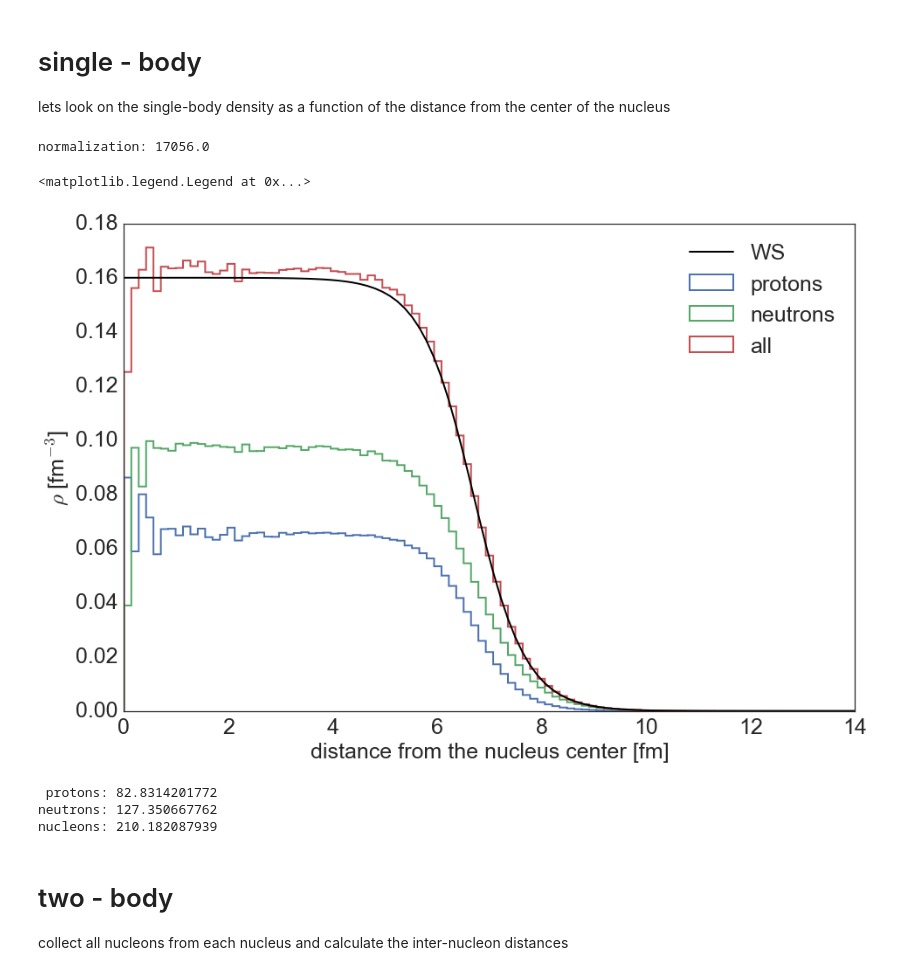
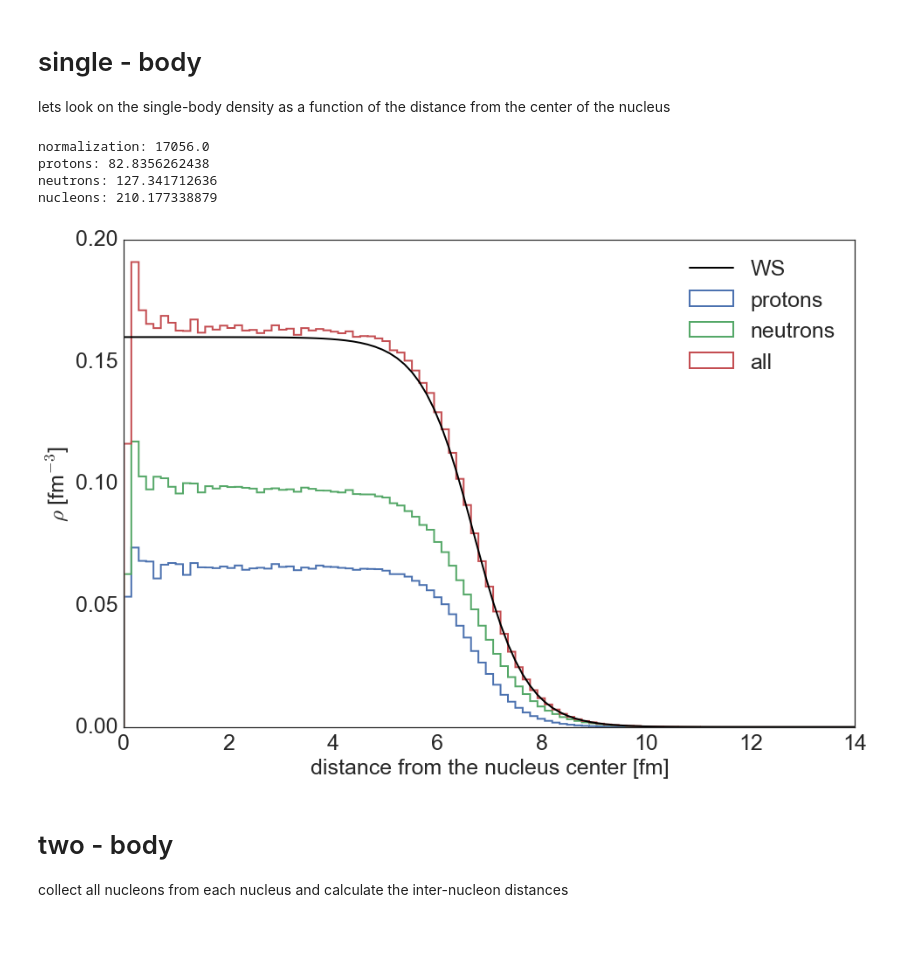
Before and after one commit to erezcoh4/densityFluctuations, a Jupyter notebook: MassimoConfigurationsPackage/notebooks/massiconfigurations.ipynb, the cells around one changed output. Cells and saved outputs as stored; diff of their text form; code cells hidden in the pictures; blank space fills up the shorter version.

```diff
--- a/MassimoConfigurationsPackage/notebooks/massiconfigurations.ipynb
+++ b/MassimoConfigurationsPackage/notebooks/massiconfigurations.ipynb
@@ -45,10 +48,10 @@ take Massimo configuations and add some variables, that are generated using
 
 python mac/calc_massi_configurations.py --option=read -evf=0.001 -p1 -v3
 # %%
-configurations = pd.read_csv('/Users/erezcohen/Desktop/DensityFluctuations/anafiles/pb208-ico0-skin-10k.csv')
+configurations = pd.read_csv('/Users/erezcohen/Desktop/DensityFluctuations/anafiles/pb208-ico3-skin-10k.csv')
 # %%
 nuclei = []
-for i in xrange(int(frac*len(configurations.groupby('nucleus_counter')))):
+for i in xrange(int(len(configurations.groupby('nucleus_counter')))):
     nucleus = configurations[configurations.nucleus_counter==i]
     nuclei.append(nucleus)
     if (i%1000==0): print 'i:',i
@@ -92,31 +90,28 @@ lets look on the single-body density as a function of the distance from the cent
 # %%
 fig, ax = plt.subplots(figsize=(15,10))
-neutrons , protons = configurations[configurations['type']=='proton'] , configurations[configurations['type']=='neutron']
+neutrons , protons = configurations[configurations['type']=='neutron'] , configurations[configurations['type']=='proton']
 N = len(configurations)/float(len(configurations.groupby('nucleus_counter')))*82
 print 'normalization:',N
 bins = np.linspace(0,14,100)
-hp,bins,_ = plt.hist(neutrons.R , weights=1./(N*neutrons.R*neutrons.R) , bins=bins, histtype='step' , label='protons',linewidth=2);
-hn,bins,_ = plt.hist(protons.R , weights=1./(N*protons.R*protons.R) , bins=bins, histtype='step', label='neutrons',linewidth=2);
+hp,bins,_ = plt.hist(protons.R , weights=1./(N*protons.R*protons.R) , bins=bins, histtype='step', label='protons',linewidth=2);
+hn,bins,_ = plt.hist(neutrons.R , weights=1./(N*neutrons.R*neutrons.R) , bins=bins, histtype='step' , label='neutrons',linewidth=2);
 hN,bins,_ = plt.hist(configurations.R , weights=1./(N*configurations.R*configurations.R) , bins=bins, histtype='step', label='all',linewidth=2);
 plt.plot(R , rho_WS_all , label='WS', color='black',linewidth=2);
-pt.set_axes(ax,'distance from the nucleus center [fm]','$\\rho$ [fm$^{-3}$]')
+set_axes(ax,'distance from the nucleus center [fm]','$\\rho$ [fm$^{-3}$]')
 plt.legend(fontsize=25)
+# normalization
+integrand_p = [4*3.1415*bins[i]*bins[i]*(bins[i+1]-bins[i])*hp[i] for i in range(len(bins)-1)]
+print "protons:",sum(integrand_p)
+integrand_n = [4*3.1415*bins[i]*bins[i]*(bins[i+1]-bins[i])*hn[i] for i in range(len(bins)-1)]
+print "neutrons:",sum(integrand_n)
+integrand_N = [4*3.1415*bins[i]*bins[i]*(bins[i+1]-bins[i])*hN[i] for i in range(len(bins)-1)]
+print "nucleons:",sum(integrand_N)
 # %% [output]
 normalization: 17056.0
+protons: 82.8356262438
+neutrons: 127.341712636
+nucleons: 210.177338879
-<matplotlib.legend.Legend at 0x...>
-[figure, old version]
+[figure, new version]
-# %%
-# normalization
-integrand_p = [4*3.1415*bins[i]*bins[i]*(bins[i+1]-bins[i])*hp[i] for i in range(len(bins)-1)]
-print "protons:",sum(integrand_p)
-integrand_n = [4*3.1415*bins[i]*bins[i]*(bins[i+1]-bins[i])*hn[i] for i in range(len(bins)-1)]
-print "neutrons:",sum(integrand_n)
-integrand_N = [4*3.1415*bins[i]*bins[i]*(bins[i+1]-bins[i])*hN[i] for i in range(len(bins)-1)]
-print "nucleons:",sum(integrand_N)
-# %% [output]
- protons: 82.8314201772
-neutrons: 127.350667762
-nucleons: 210.182087939
 # %% [markdown]
 # two - body
 collect all nucleons from each nucleus and calculate the inter-nucleon distances
```
Also changed, not shown: parts of 18 cells of this notebook, 2 other files.
